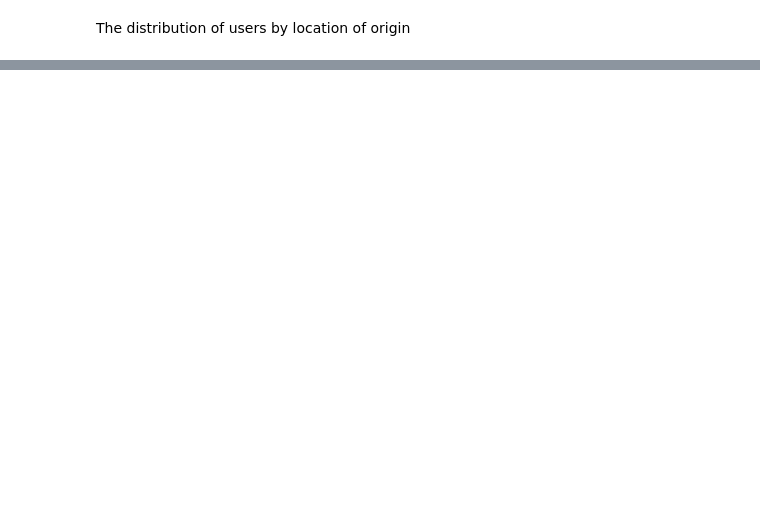
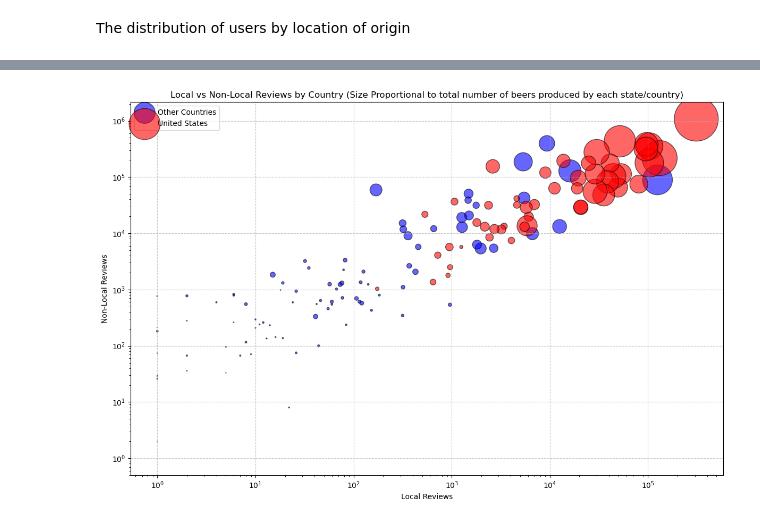
Before and after one commit to epfl-ada/ada-2024-project-x0x0, a Jupyter notebook: results.ipynb, the cells around one changed output, grey strips where cells are left out. Drawn from its saved outputs; the diff is of its cells as text; code cells hidden in the pictures; blank space fills up the shorter version.

```diff
--- a/results.ipynb
+++ b/results.ipynb
@@ -106,0 +112,41 @@ The number of beers produced by each b
+# %%
+
+fig, ax = plt.subplots(figsize=(12, 8))
+
+#Identify states that are in the US
+highlighted = country_data['location'].str.startswith('United States')
+
+#Plot for countries that are NOT 'United States' in blue
+scatter = ax.scatter(
+    country_data.loc[~highlighted, 'local_reviews'],
+    country_data.loc[~highlighted, 'non_local_reviews'],
+    s=country_data.loc[~highlighted, 'total_beers'] * 0.1,
+    color='blue',
+    alpha=0.6,
+    edgecolor='black',
+    label='Other Countries'
+)
+
+#Plot for US states in red
+scatter_us = ax.scatter(
+    country_data.loc[highlighted, 'local_reviews'],
+    country_data.loc[highlighted, 'non_local_reviews'],
+    s=country_data.loc[highlighted, 'total_beers'] * 0.1,
+    color='red',
+    alpha=0.6,
+    edgecolor='black',
+    label='United States'
+)
+
+# Set plot labels and title
+ax.set_xlabel('Local Reviews')
+ax.set_xscale('log')
+ax.set_yscale('log')
+ax.set_ylabel('Non-Local Reviews')
+ax.set_title('Local vs Non-Local Reviews by Country (Size Proportional to total number of beers produced by each state/country)')
+ax.grid(True, linestyle='--', alpha=0.7)
+ax.legend(loc='upper left')
+plt.tight_layout()
+plt.show()
+# %% [output]
+[figure, added]
```
Also changed, not shown: parts of 30 cells of this notebook.
